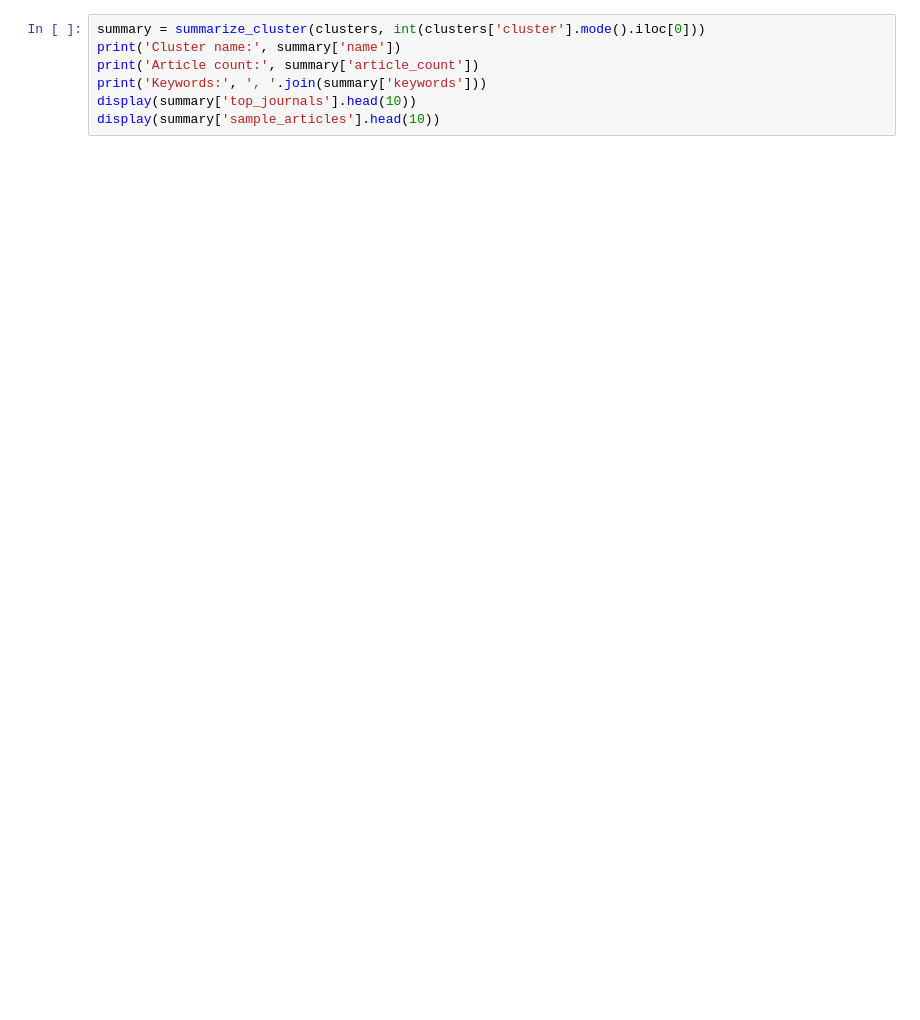
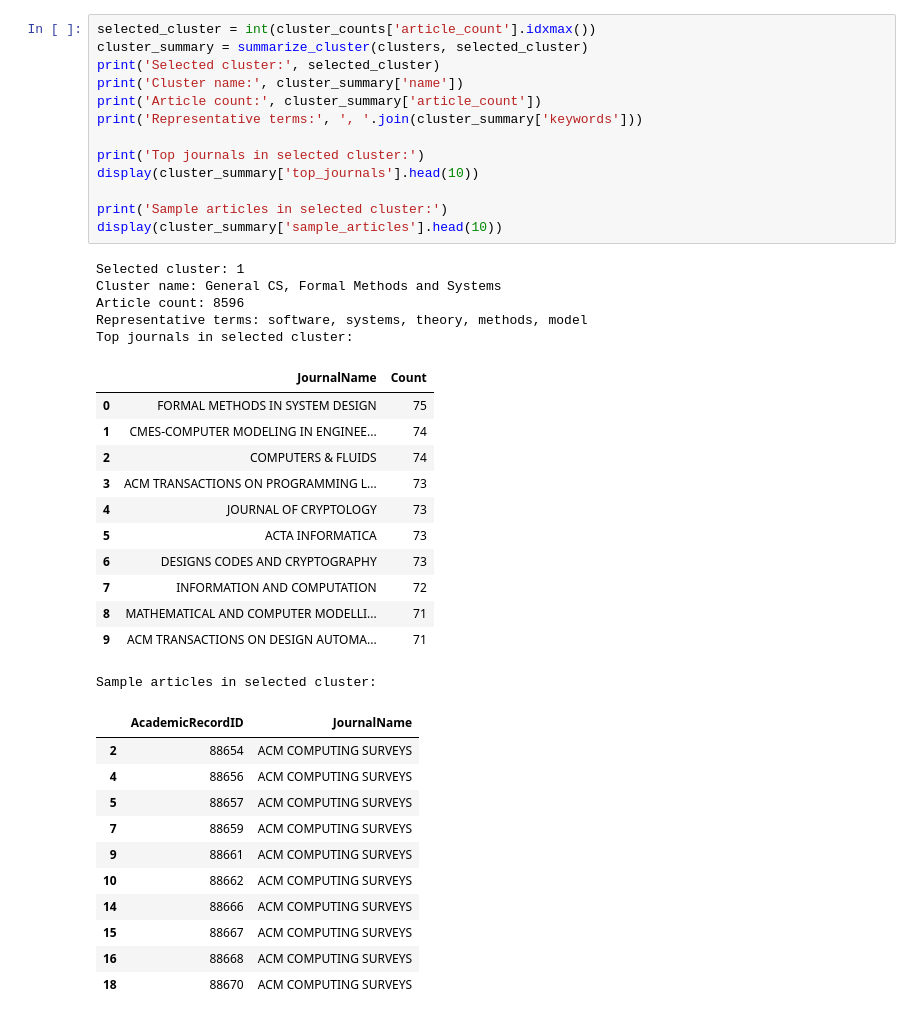
Before and after one commit to walterbishop67/data_mining_hw2, a Jupyter notebook: notebooks/20210808053_Final_Project.ipynb, the cells around one changed output. Saved outputs shown, nothing was run; the diff lists cells and outputs as text; blank space fills up the shorter version.

```diff
--- a/notebooks/20210808053_Final_Project.ipynb
+++ b/notebooks/20210808053_Final_Project.ipynb
@@ -84,7 +196,42 @@ clusters['cluster'].value_counts().sort_index().rename('article_count').to_frame
 # %%
-summary = summarize_cluster(clusters, int(clusters['cluster'].mode().iloc[0]))
-print('Cluster name:', summary['name'])
-print('Article count:', summary['article_count'])
-print('Keywords:', ', '.join(summary['keywords']))
-display(summary['top_journals'].head(10))
-display(summary['sample_articles'].head(10))
+selected_cluster = int(cluster_counts['article_count'].idxmax())
+cluster_summary = summarize_cluster(clusters, selected_cluster)
+print('Selected cluster:', selected_cluster)
+print('Cluster name:', cluster_summary['name'])
+print('Article count:', cluster_summary['article_count'])
+print('Representative terms:', ', '.join(cluster_summary['keywords']))
+
+print('Top journals in selected cluster:')
+display(cluster_summary['top_journals'].head(10))
+
+print('Sample articles in selected cluster:')
+display(cluster_summary['sample_articles'].head(10))
+# %% [output]
+Selected cluster: 1
+Cluster name: General CS, Formal Methods and Systems
+Article count: 8596
+Representative terms: software, systems, theory, methods, model
+Top journals in selected cluster:
+|  | JournalName | Count |
+| 0 | FORMAL METHODS IN SYSTEM DESIGN | 75 |
+| 1 | CMES-COMPUTER MODELING IN ENGINEE... | 74 |
+| 2 | COMPUTERS & FLUIDS | 74 |
+| 3 | ACM TRANSACTIONS ON PROGRAMMING L... | 73 |
+| 4 | JOURNAL OF CRYPTOLOGY | 73 |
+| 5 | ACTA INFORMATICA | 73 |
+| 6 | DESIGNS CODES AND CRYPTOGRAPHY | 73 |
+| 7 | INFORMATION AND COMPUTATION | 72 |
+| 8 | MATHEMATICAL AND COMPUTER MODELLI... | 71 |
+| 9 | ACM TRANSACTIONS ON DESIGN AUTOMA... | 71 |
+Sample articles in selected cluster:
+|  | AcademicRecordID | JournalName |
+| 2 | 88654 | ACM COMPUTING SURVEYS |
+| 4 | 88656 | ACM COMPUTING SURVEYS |
+| 5 | 88657 | ACM COMPUTING SURVEYS |
+| 7 | 88659 | ACM COMPUTING SURVEYS |
+| 9 | 88661 | ACM COMPUTING SURVEYS |
+| 10 | 88662 | ACM COMPUTING SURVEYS |
+| 14 | 88666 | ACM COMPUTING SURVEYS |
+| 15 | 88667 | ACM COMPUTING SURVEYS |
+| 16 | 88668 | ACM COMPUTING SURVEYS |
+| 18 | 88670 | ACM COMPUTING SURVEYS |
```
Also changed, not shown: parts of 22 cells of this notebook.
